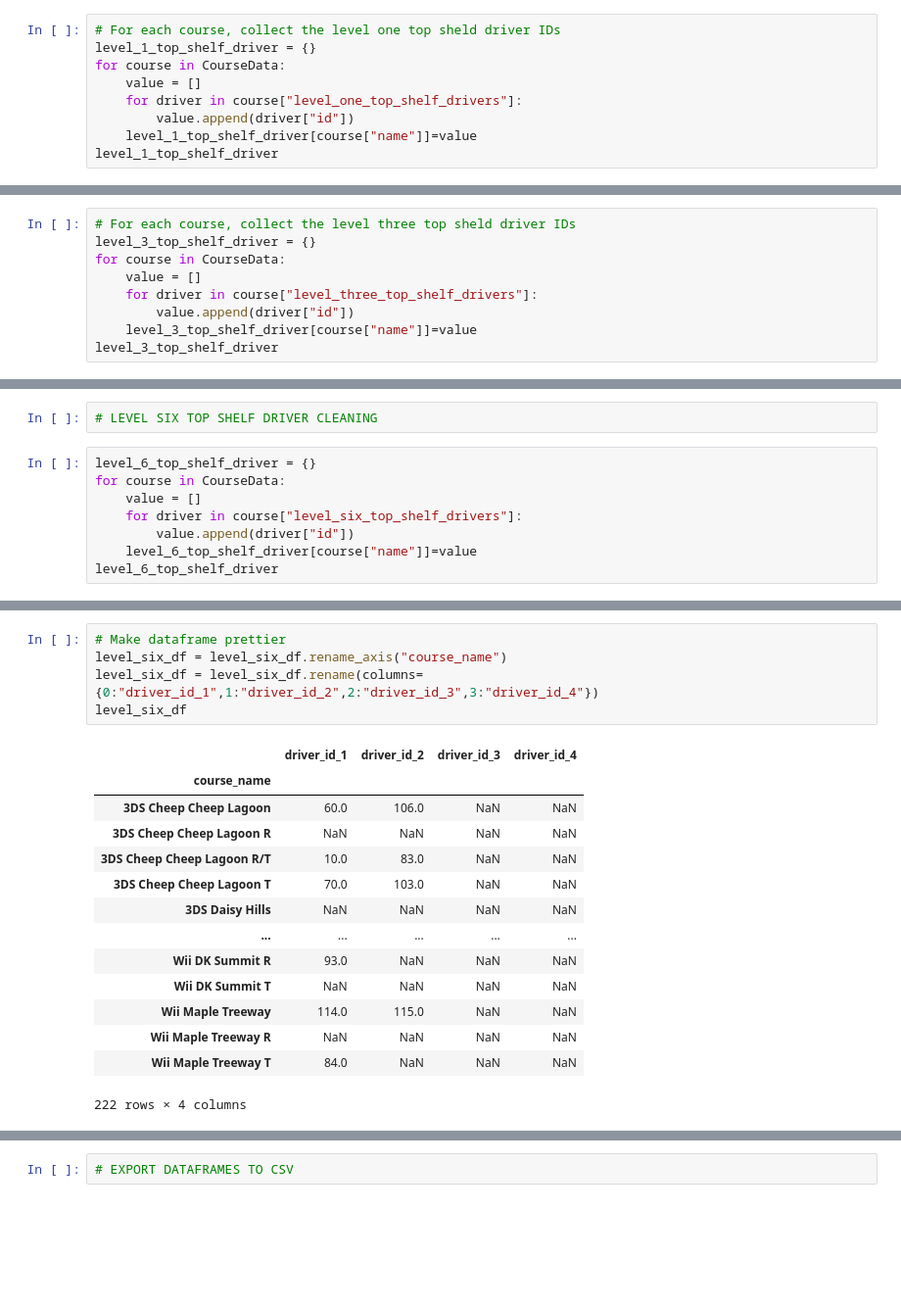
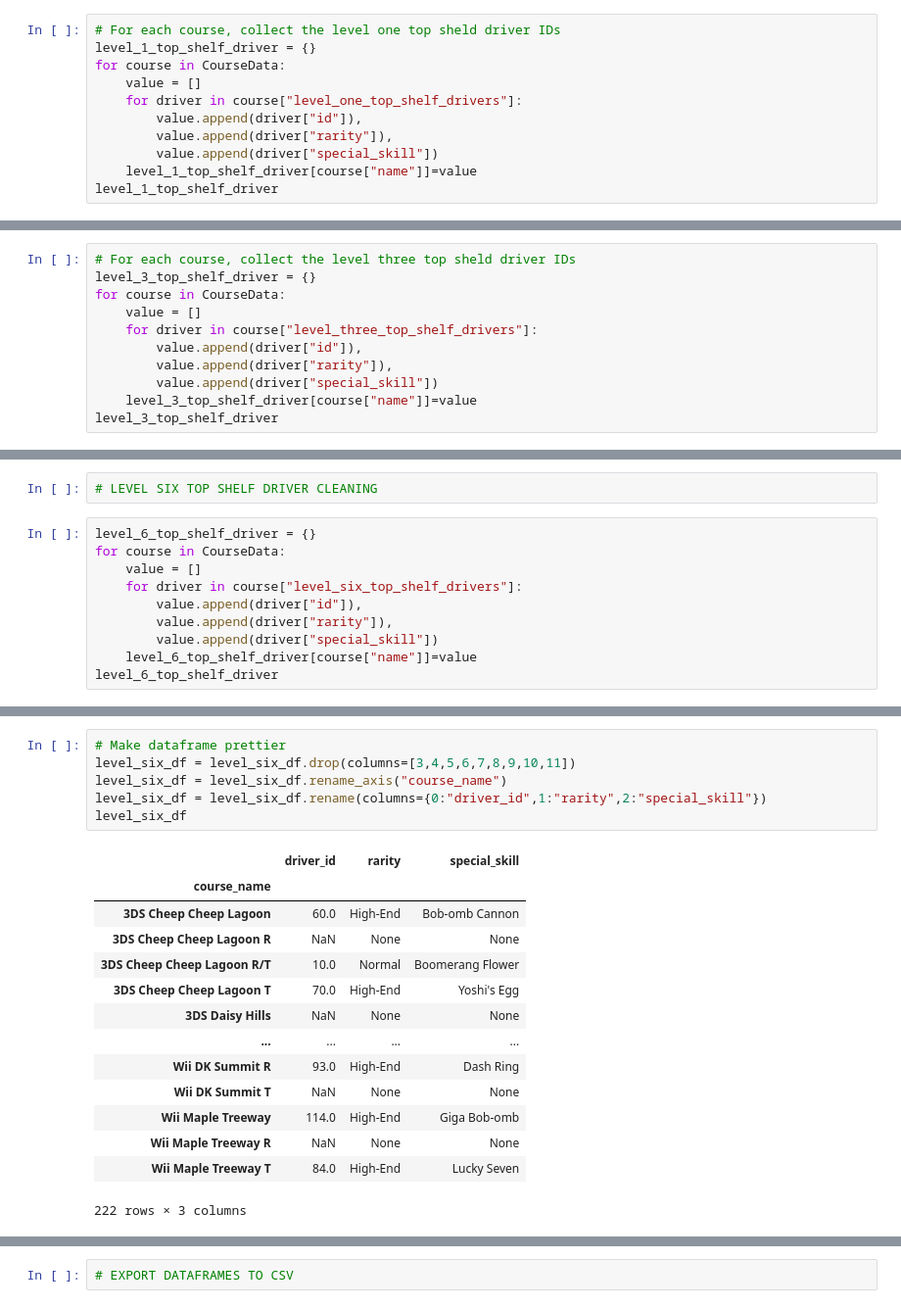
Before and after one commit to JordanWhite21/TheBluePowerShells, a Jupyter notebook: Top_Shelf_Drivers_Data_Cleaning.ipynb, the cells around one changed output, grey strips where cells are left out. Shown: that part at 98% size. Saved outputs shown, nothing was run; the diff lists cells and outputs as text; blank space fills up the shorter version.

```diff
--- a/Top_Shelf_Drivers_Data_Cleaning.ipynb
+++ b/Top_Shelf_Drivers_Data_Cleaning.ipynb
@@ -14,7 +14,9 @@ level_1_top_shelf_driver = {}
 for course in CourseData:
     value = []
     for driver in course["level_one_top_shelf_drivers"]:
-        value.append(driver["id"])
+        value.append(driver["id"]),
+        value.append(driver["rarity"]),
+        value.append(driver["special_skill"])
     level_1_top_shelf_driver[course["name"]]=value
 level_1_top_shelf_driver
 # %% [output]
@@ -135,7 +119,9 @@ level_3_top_shelf_driver = {}
 for course in CourseData:
     value = []
     for driver in course["level_three_top_shelf_drivers"]:
-        value.append(driver["id"])
+        value.append(driver["id"]),
+        value.append(driver["rarity"]),
+        value.append(driver["special_skill"])
     level_3_top_shelf_driver[course["name"]]=value
 level_3_top_shelf_driver
 # %% [output]
@@ -237,7 +223,9 @@ level_6_top_shelf_driver = {}
 for course in CourseData:
     value = []
     for driver in course["level_six_top_shelf_drivers"]:
-        value.append(driver["id"])
+        value.append(driver["id"]),
+        value.append(driver["rarity"]),
+        value.append(driver["special_skill"])
     level_6_top_shelf_driver[course["name"]]=value
 level_6_top_shelf_driver
 # %% [output]
@@ -279,23 +267,24 @@ level_six_df
 # %%
 # Make dataframe prettier
+level_six_df = level_six_df.drop(columns=[3,4,5,6,7,8,9,10,11])
 level_six_df = level_six_df.rename_axis("course_name")
-level_six_df = level_six_df.rename(columns={0:"driver_id_1",1:"driver_id_2",2:"driver_id_3",3:"driver_id_4"})
+level_six_df = level_six_df.rename(columns={0:"driver_id",1:"rarity",2:"special_skill"})
 level_six_df
 # %% [output]
-|  | driver_id_1 | driver_id_2 | driver_id_3 | driver_id_4 |
-| course_name |  |  |  |  |
-| 3DS Cheep Cheep Lagoon | 60.0 | 106.0 | NaN | NaN |
-| 3DS Cheep Cheep Lagoon R | NaN | NaN | NaN | NaN |
-| 3DS Cheep Cheep Lagoon R/T | 10.0 | 83.0 | NaN | NaN |
-| 3DS Cheep Cheep Lagoon T | 70.0 | 103.0 | NaN | NaN |
-| 3DS Daisy Hills | NaN | NaN | NaN | NaN |
-| ... | ... | ... | ... | ... |
-| Wii DK Summit R | 93.0 | NaN | NaN | NaN |
-| Wii DK Summit T | NaN | NaN | NaN | NaN |
-| Wii Maple Treeway | 114.0 | 115.0 | NaN | NaN |
-| Wii Maple Treeway R | NaN | NaN | NaN | NaN |
-| Wii Maple Treeway T | 84.0 | NaN | NaN | NaN |
+|  | driver_id | rarity | special_skill |
+| course_name |  |  |  |
+| 3DS Cheep Cheep Lagoon | 60.0 | High-End | Bob-omb Cannon |
+| 3DS Cheep Cheep Lagoon R | NaN | None | None |
+| 3DS Cheep Cheep Lagoon R/T | 10.0 | Normal | Boomerang Flower |
+| 3DS Cheep Cheep Lagoon T | 70.0 | High-End | Yoshi's Egg |
+| 3DS Daisy Hills | NaN | None | None |
+| ... | ... | ... | ... |
+| Wii DK Summit R | 93.0 | High-End | Dash Ring |
+| Wii DK Summit T | NaN | None | None |
+| Wii Maple Treeway | 114.0 | High-End | Giga Bob-omb |
+| Wii Maple Treeway R | NaN | None | None |
+| Wii Maple Treeway T | 84.0 | High-End | Lucky Seven |
-222 rows × 4 columns
+222 rows × 3 columns
 # %%
 # Count NaN values per column
 level_six_df.isna().sum()
```
Also changed, not shown: parts of 18 cells of this notebook, 5 other files.
